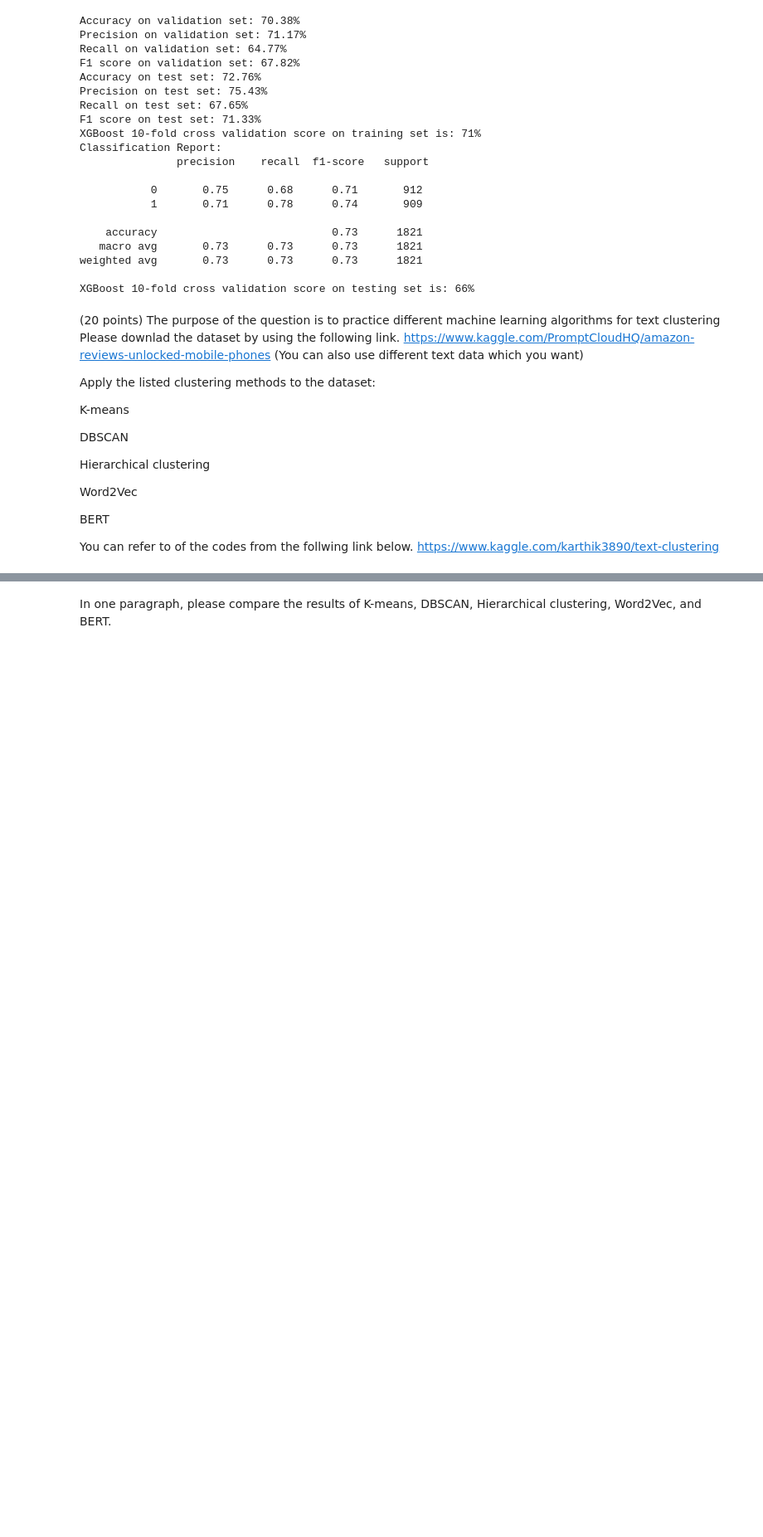
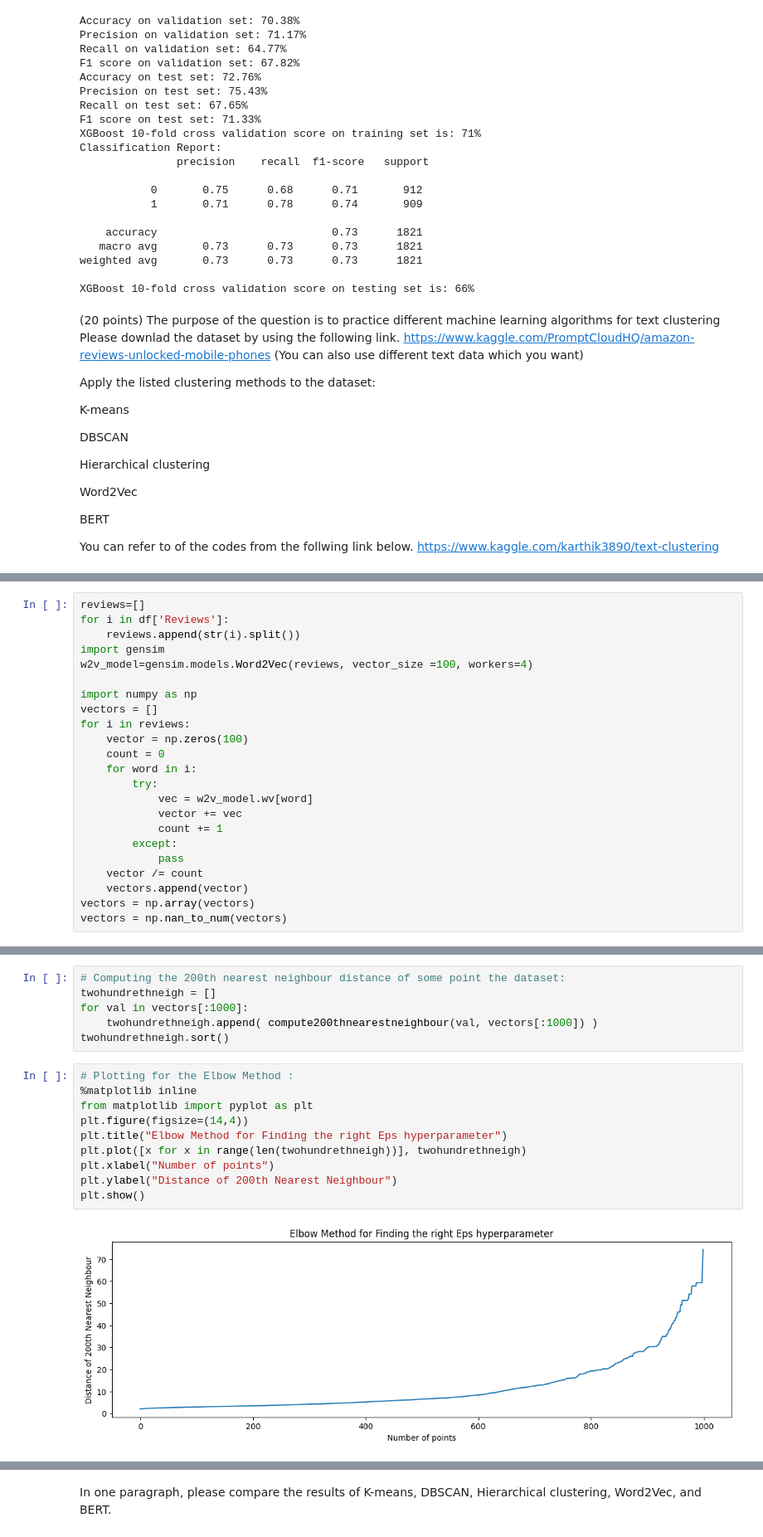
Before and after one commit to jivitheshreddy/INFO-5731-Srping2023, a Jupyter notebook: In_class_exercise_05_04182023.ipynb, the cells around one changed output, grey strips where cells are left out. Shown at 83% size. Drawn from its saved outputs; the diff is of its cells as text; blank space fills up the shorter version.

```diff
--- a/In_class_exercise_05_04182023.ipynb
+++ b/In_class_exercise_05_04182023.ipynb
@@ -576,0 +697,23 @@ https://www.kaggle.com/karthik3890/text-clustering
+# %%
+reviews=[]
+for i in df['Reviews']:
+    reviews.append(str(i).split())
+import gensim
+w2v_model=gensim.models.Word2Vec(reviews, vector_size =100, workers=4)
+
+import numpy as np
+vectors = []
+for i in reviews:
+    vector = np.zeros(100)
+    count = 0
+    for word in i:
+        try:
+            vec = w2v_model.wv[word]
+            vector += vec
+            count += 1
+        except:
+            pass
+    vector /= count
+    vectors.append(vector)
+vectors = np.array(vectors)
+vectors = np.nan_to_num(vectors)
@@ -576,0 +754,18 @@ https://www.kaggle.com/karthik3890/text-clustering
+# %%
+# Computing the 200th nearest neighbour distance of some point the dataset:
+twohundrethneigh = []
+for val in vectors[:1000]:
+    twohundrethneigh.append( compute200thnearestneighbour(val, vectors[:1000]) )
+twohundrethneigh.sort()
+# %%
+# Plotting for the Elbow Method :
+%matplotlib inline
+from matplotlib import pyplot as plt
+plt.figure(figsize=(14,4))
+plt.title("Elbow Method for Finding the right Eps hyperparameter")
+plt.plot([x for x in range(len(twohundrethneigh))], twohundrethneigh)
+plt.xlabel("Number of points")
+plt.ylabel("Distance of 200th Nearest Neighbour")
+plt.show()
+# %% [output]
+[figure, added]
```
Also changed, not shown: parts of 16 cells of this notebook.
